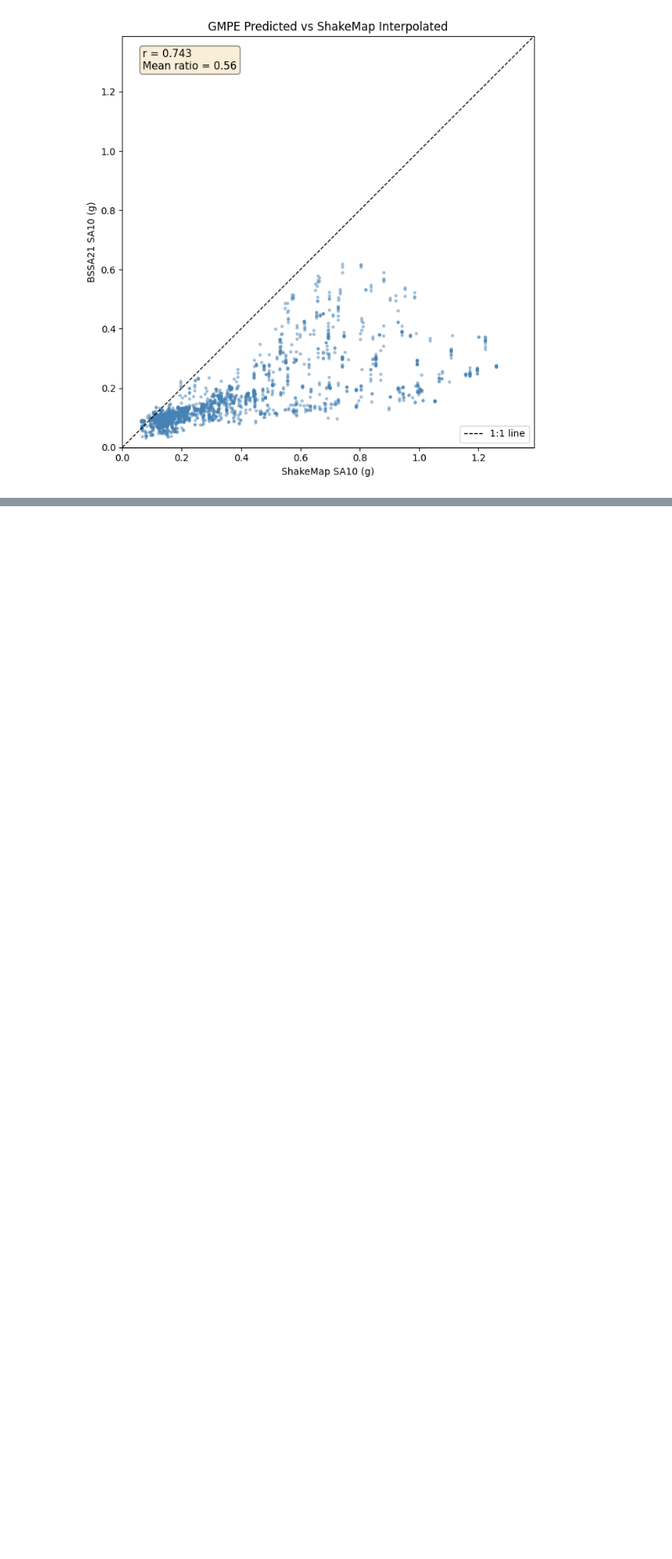
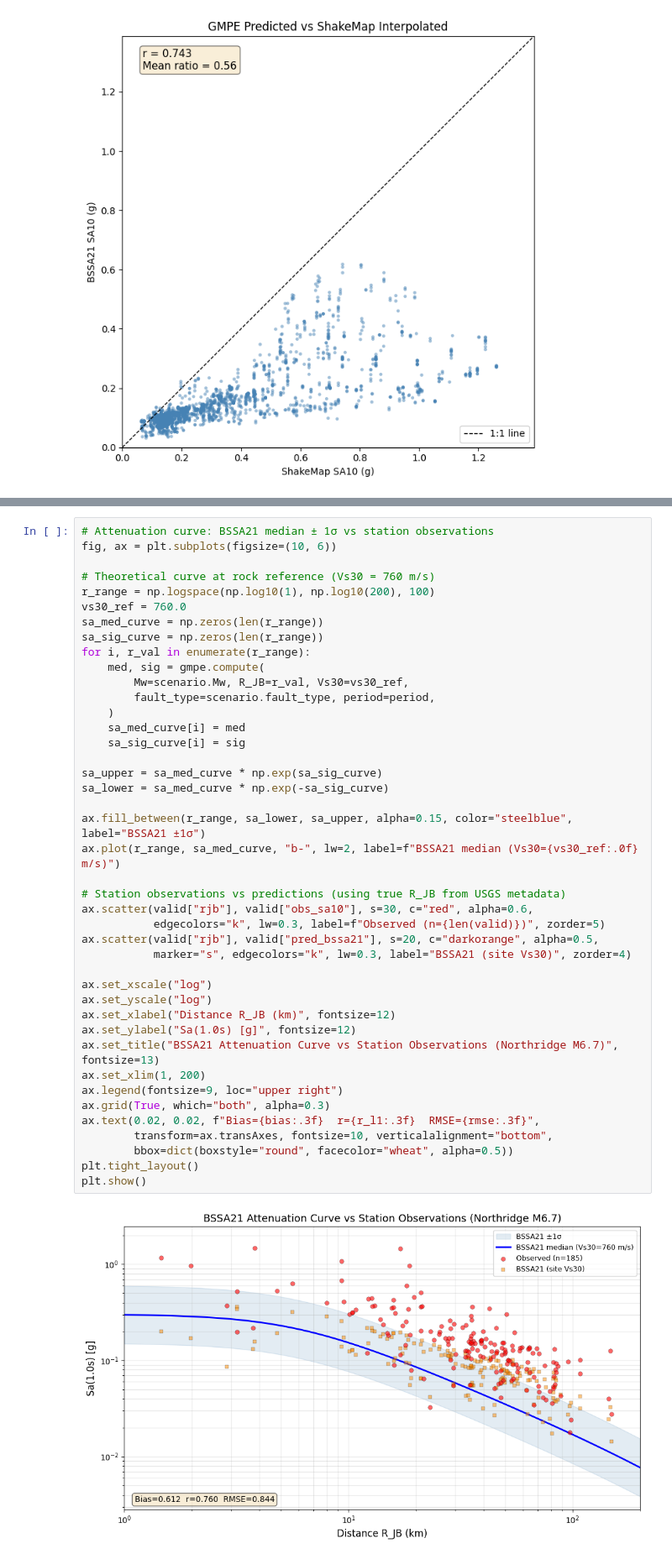
Before and after one commit to WenyuChiou/Cat_framework, a Jupyter notebook: tutorials/03_hazard_gmpe.ipynb, the cells around one changed output, grey strips where cells are left out. Shown at 84% size. Drawn from its saved outputs; the diff is of its cells as text; blank space fills up the shorter version.

```diff
--- a/tutorials/03_hazard_gmpe.ipynb
+++ b/tutorials/03_hazard_gmpe.ipynb
@@ -213,0 +270,44 @@ plt.show()
+# %%
+# Attenuation curve: BSSA21 median ± 1σ vs station observations
+fig, ax = plt.subplots(figsize=(10, 6))
+
+# Theoretical curve at rock reference (Vs30 = 760 m/s)
+r_range = np.logspace(np.log10(1), np.log10(200), 100)
+vs30_ref = 760.0
+sa_med_curve = np.zeros(len(r_range))
+sa_sig_curve = np.zeros(len(r_range))
+for i, r_val in enumerate(r_range):
+    med, sig = gmpe.compute(
+        Mw=scenario.Mw, R_JB=r_val, Vs30=vs30_ref,
+        fault_type=scenario.fault_type, period=period,
+    )
+    sa_med_curve[i] = med
+    sa_sig_curve[i] = sig
+
+sa_upper = sa_med_curve * np.exp(sa_sig_curve)
+sa_lower = sa_med_curve * np.exp(-sa_sig_curve)
+
+ax.fill_between(r_range, sa_lower, sa_upper, alpha=0.15, color="steelblue", label="BSSA21 ±1σ")
+ax.plot(r_range, sa_med_curve, "b-", lw=2, label=f"BSSA21 median (Vs30={vs30_ref:.0f} m/s)")
+
+# Station observations vs predictions (using true R_JB from USGS metadata)
+ax.scatter(valid["rjb"], valid["obs_sa10"], s=30, c="red", alpha=0.6,
+           edgecolors="k", lw=0.3, label=f"Observed (n={len(valid)})", zorder=5)
+ax.scatter(valid["rjb"], valid["pred_bssa21"], s=20, c="darkorange", alpha=0.5,
+           marker="s", edgecolors="k", lw=0.3, label="BSSA21 (site Vs30)", zorder=4)
+
+ax.set_xscale("log")
+ax.set_yscale("log")
+ax.set_xlabel("Distance R_JB (km)", fontsize=12)
+ax.set_ylabel("Sa(1.0s) [g]", fontsize=12)
+ax.set_title("BSSA21 Attenuation Curve vs Station Observations (Northridge M6.7)", fontsize=13)
+ax.set_xlim(1, 200)
+ax.legend(fontsize=9, loc="upper right")
+ax.grid(True, which="both", alpha=0.3)
+ax.text(0.02, 0.02, f"Bias={bias:.3f}  r={r_l1:.3f}  RMSE={rmse:.3f}",
+        transform=ax.transAxes, fontsize=10, verticalalignment="bottom",
+        bbox=dict(boxstyle="round", facecolor="wheat", alpha=0.5))
+plt.tight_layout()
+plt.show()
+# %% [output]
+[figure, added]
```
Also changed, not shown: parts of 5 cells of this notebook, 4 other files.
